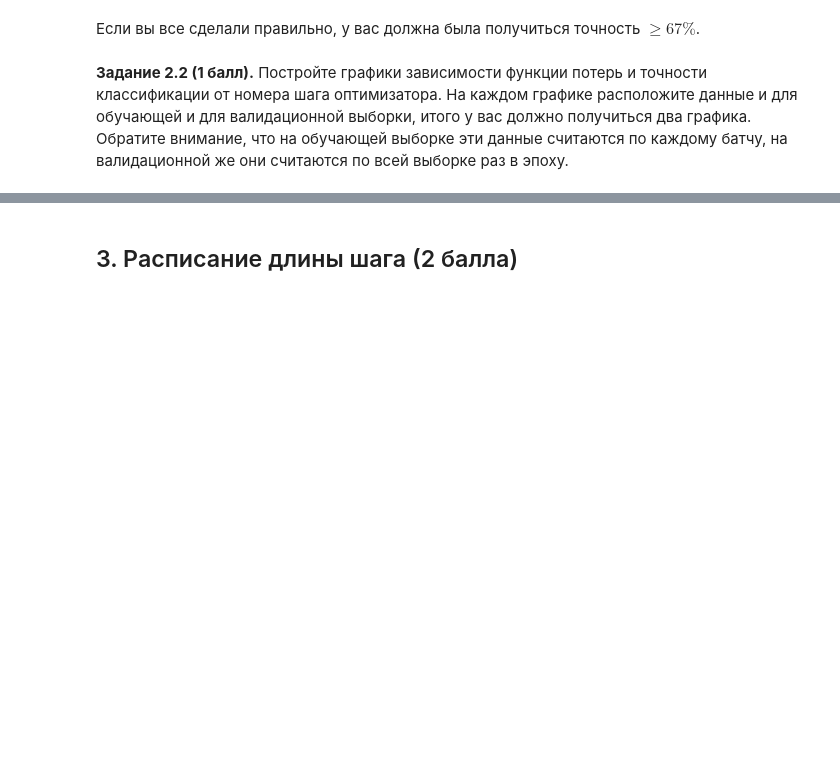
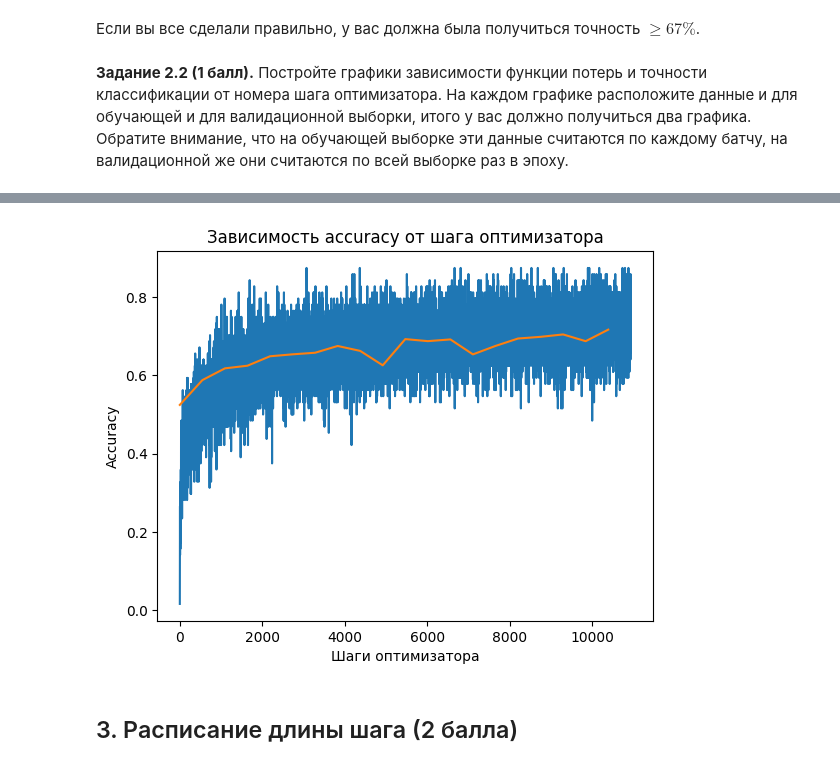
Before and after one commit to IYuminov/intro-to-dl-hse, a Jupyter notebook: homeworks-small/shw-02-cnn.ipynb, the cells around one changed output, grey strips where cells are left out. Drawn from its saved outputs; the diff is of its cells as text; code cells hidden in the pictures; blank space fills up the shorter version.

```diff
--- a/homeworks-small/shw-02-cnn.ipynb
+++ b/homeworks-small/shw-02-cnn.ipynb
@@ -318,3 +328,15 @@ Test score: 0.6782444267515924
+# %%
+plt.title('Зависимость accuracy от шага оптимизатора')
+plt.plot(train_acc_log)
+
+val_step = [len(train_loader) * step for step in range(len(val_acc_log))]
+plt.plot(val_step, val_acc_log)
+
+plt.xlabel('Шаги оптимизатора')
+plt.ylabel('Accuracy')
+plt.show()
+# %% [output]
+[figure, added]
 # %% [markdown]
 ## 3. Расписание длины шага (2 балла)
 # %% [markdown]
```
Also changed, not shown: parts of 17 cells of this notebook.
